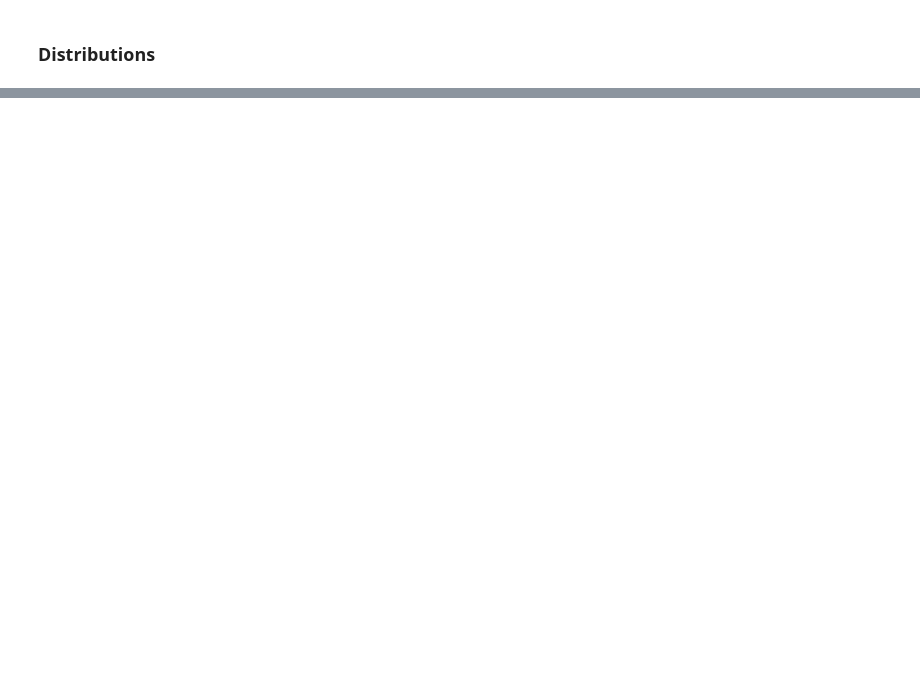
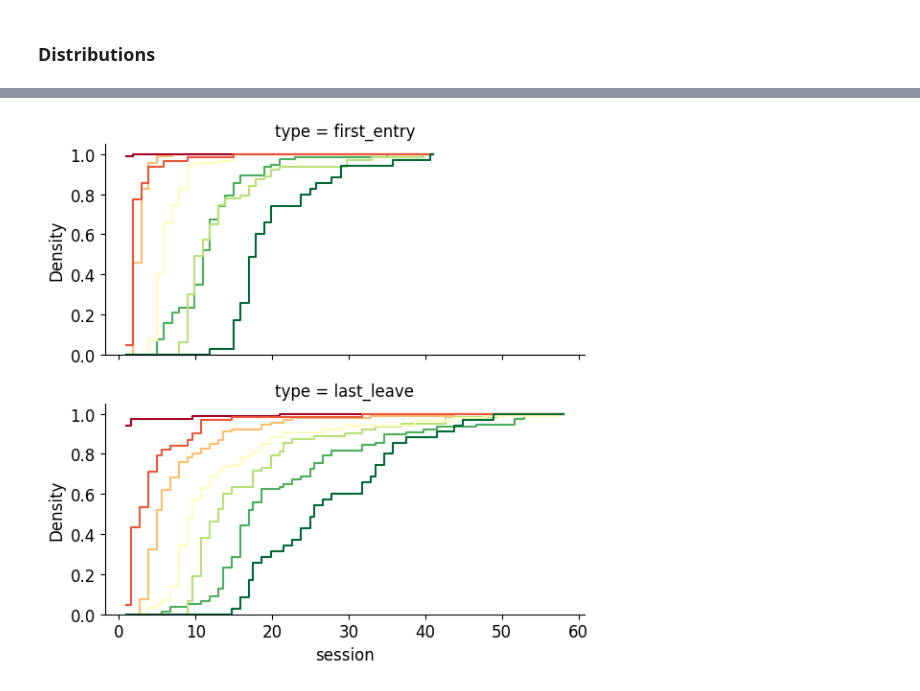
Before and after one commit to AllenNeuralDynamics/aind-analysis-arch-result-access, a Jupyter notebook: src/aind_analysis_arch_result_access/notebook/demo_curriculum.ipynb, the cells around one changed output, grey strips where cells are left out. Saved outputs shown, nothing was run; the diff lists cells and outputs as text; code cells hidden in the pictures; blank space fills up the shorter version.

Commit message:
add first entry and last_leave

```diff
--- a/src/aind_analysis_arch_result_access/notebook/demo_curriculum.ipynb
+++ b/src/aind_analysis_arch_result_access/notebook/demo_curriculum.ipynb
@@ -139,6 +139,6 @@ fig.savefig("session_counts_by_curriculum_name_over_time.svg", bbox_inches="tigh
 # %% [markdown]
 ## Autotrain trajectory and distribution
 # %%
-df_curriculum_on_only = df_curriculum[df_curriculum.curriculum_name != "None"].copy()
+df_curriculum_on_only = df_curriculum.query('curriculum_name != "None" and curriculum_version != "0.1"').copy()
 len(df_curriculum_on_only)
 # %% [output]
@@ -299,0 +311,40 @@ plot_cumulative_histogram(df_stats)
+# %%
+curriculum = "Uncoupled Without Baiting"
+
+df_stats_this_curriculum = df_stats_melt.query("curriculum_name == @curriculum").copy()
+
+# Sort by the "stage" column based on the custom order
+df_stats_this_curriculum = df_stats_this_curriculum.sort_values(by="current_stage_actual")
+# %%
+# Set up the FacetGrid for vertical subplots
+g = sns.FacetGrid(
+    df_stats_this_curriculum,
+    col="type",
+    col_order=["first_entry", "last_leave"],
+    col_wrap=1,
+    height=3,
+    aspect=2,
+    sharex=True,
+    sharey=True,
+)
+
+# Map the histogram to the FacetGrid
+g.map_dataframe(
+    sns.histplot,
+    x="session",
+    hue="current_stage_actual",
+    palette=stage_color_mapper,
+    element="step",
+    fill=False,
+    cumulative=True,
+    bins=100,
+    stat="density",
+    common_norm=False,
+    legend=True,
+)
+
+# Adjust layout
+plt.tight_layout()
+plt.show()
+# %% [output]
+[figure, added]
```
Also changed, not shown: parts of 11 cells of this notebook.
